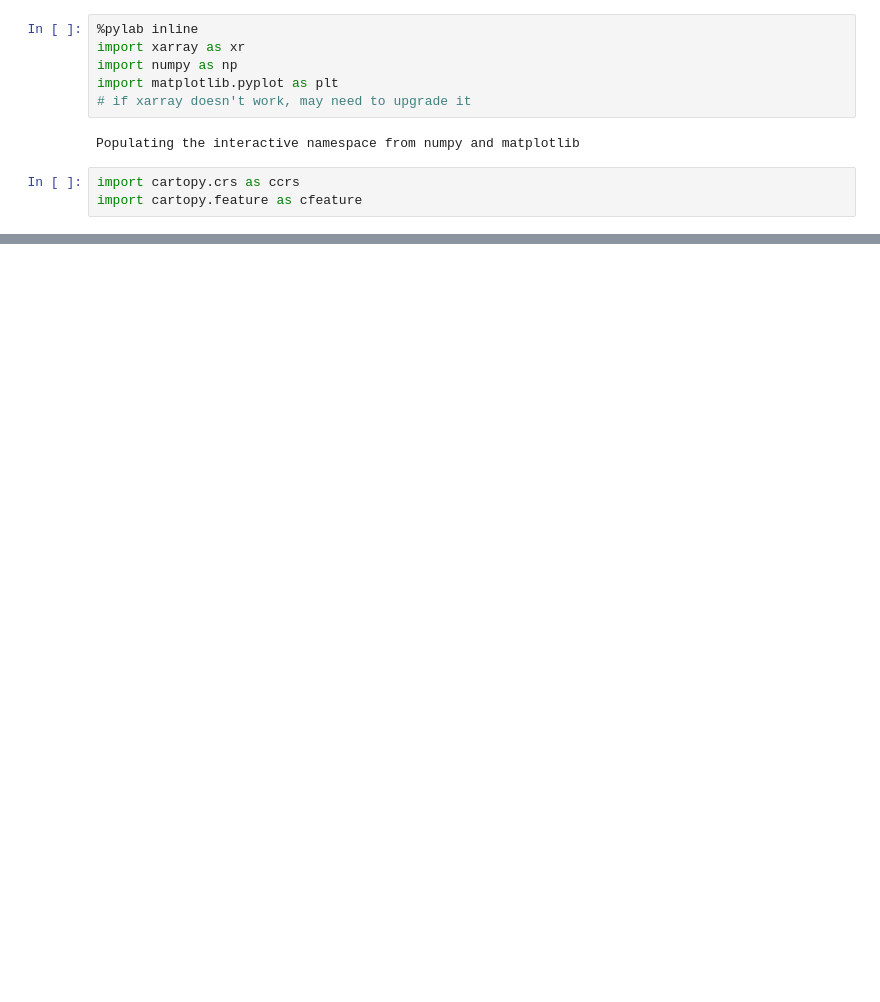
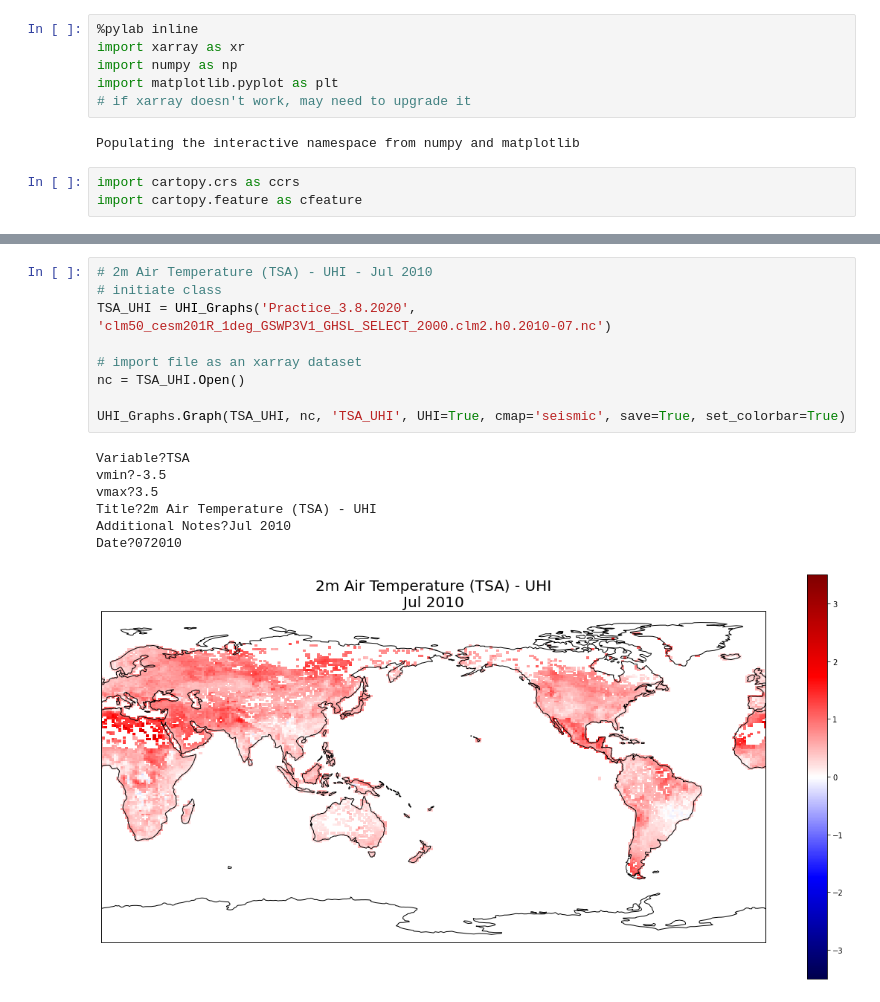
Before and after one commit to joyceee916/UHI-Plotting-Practice, a Jupyter notebook: Plotting_Practice_Classes.ipynb, the cells around one changed output, grey strips where cells are left out. Cells and saved outputs as stored; diff of their text form; blank space fills up the shorter version.

```diff
--- a/Plotting_Practice_Classes.ipynb
+++ b/Plotting_Practice_Classes.ipynb
@@ -49,0 +90,17 @@ class UHI_Graphs:
+# %%
+# 2m Air Temperature (TSA) - UHI - Jul 2010
+# initiate class
+TSA_UHI = UHI_Graphs('Practice_3.8.2020', 'clm50_cesm201R_1deg_GSWP3V1_GHSL_SELECT_2000.clm2.h0.2010-07.nc')
+
+# import file as an xarray dataset
+nc = TSA_UHI.Open()
+
+UHI_Graphs.Graph(TSA_UHI, nc, 'TSA_UHI', UHI=True, cmap='seismic', save=True, set_colorbar=True)
+# %% [output]
+Variable?TSA
+vmin?-3.5
+vmax?3.5
+Title?2m Air Temperature (TSA) - UHI
+Additional Notes?Jul 2010
+Date?072010
+[figure, added]
```
Also changed, not shown: parts of 14 cells of this notebook, 1 other file.
